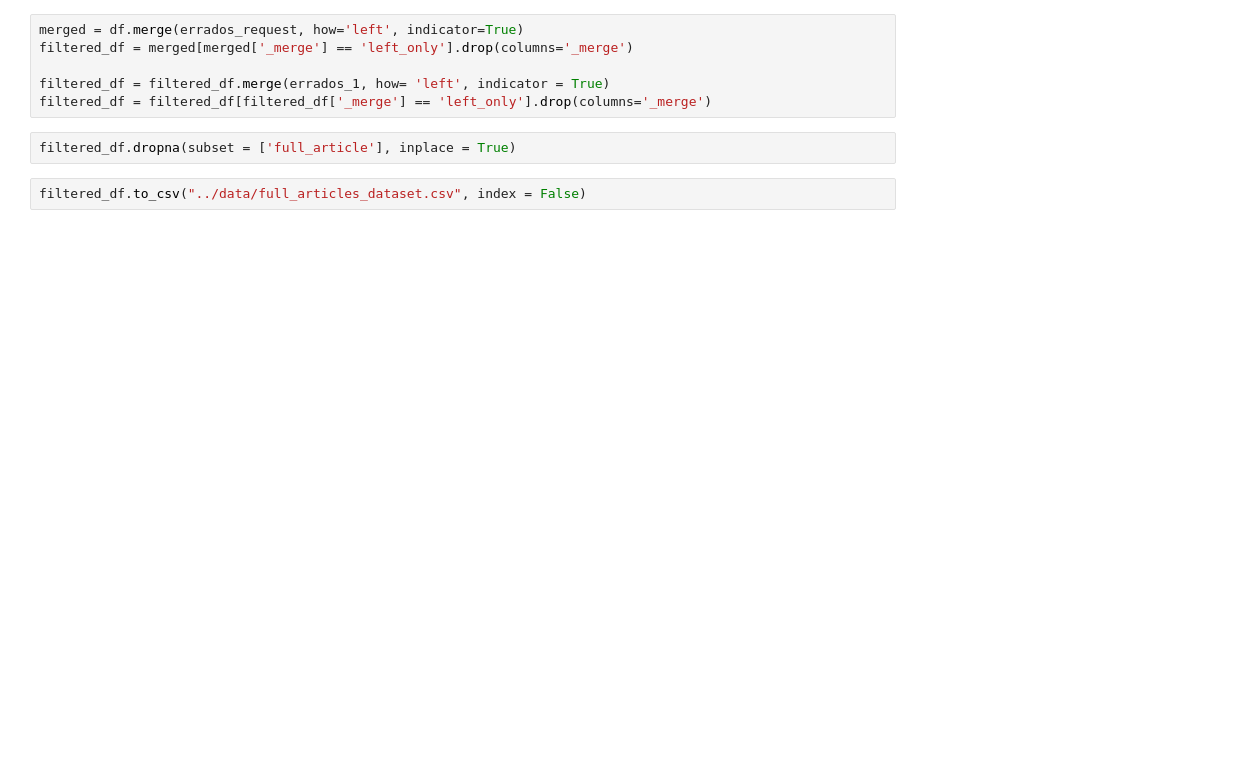
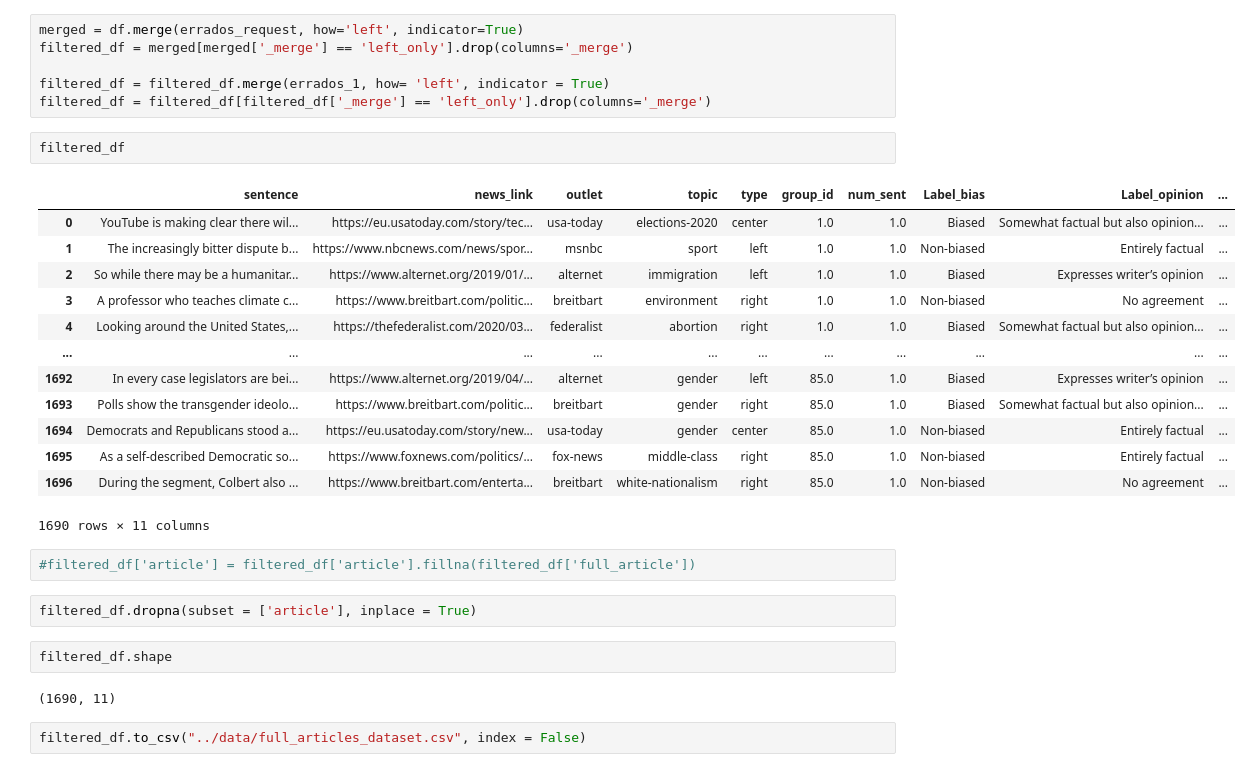
Before and after one commit to RuasGAR/text-bias-detection, a Jupyter notebook: code/dataset_acquisition.ipynb, the cells around one changed output. Drawn from its saved outputs; the diff is of its cells as text; blank space fills up the shorter version.

```diff
--- a/code/dataset_acquisition.ipynb
+++ b/code/dataset_acquisition.ipynb
@@ -181,7 +206,29 @@ filtered_df = merged[merged['_merge'] == 'left_only'].drop(columns='_merge')
 
 filtered_df = filtered_df.merge(errados_1, how= 'left', indicator = True)
 filtered_df = filtered_df[filtered_df['_merge'] == 'left_only'].drop(columns='_merge')
+# %%
+filtered_df
+# %% [output]
+|  | sentence | news_link | outlet | topic | type | group_id | num_sent | Label_bias | Label_opinion | ... |
+| 0 | YouTube is making clear there wil... | https://eu.usatoday.com/story/tec... | usa-today | elections-2020 | center | 1.0 | 1.0 | Biased | Somewhat factual but also opinion... | ... |
+| 1 | The increasingly bitter dispute b... | https://www.nbcnews.com/news/spor... | msnbc | sport | left | 1.0 | 1.0 | Non-biased | Entirely factual | ... |
+| 2 | So while there may be a humanitar... | https://www.alternet.org/2019/01/... | alternet | immigration | left | 1.0 | 1.0 | Biased | Expresses writer’s opinion | ... |
+| 3 | A professor who teaches climate c... | https://www.breitbart.com/politic... | breitbart | environment | right | 1.0 | 1.0 | Non-biased | No agreement | ... |
+| 4 | Looking around the United States,... | https://thefederalist.com/2020/03... | federalist | abortion | right | 1.0 | 1.0 | Biased | Somewhat factual but also opinion... | ... |
+| ... | ... | ... | ... | ... | ... | ... | ... | ... | ... | ... |
+| 1692 | In every case legislators are bei... | https://www.alternet.org/2019/04/... | alternet | gender | left | 85.0 | 1.0 | Biased | Expresses writer’s opinion | ... |
+| 1693 | Polls show the transgender ideolo... | https://www.breitbart.com/politic... | breitbart | gender | right | 85.0 | 1.0 | Biased | Somewhat factual but also opinion... | ... |
+| 1694 | Democrats and Republicans stood a... | https://eu.usatoday.com/story/new... | usa-today | gender | center | 85.0 | 1.0 | Non-biased | Entirely factual | ... |
+| 1695 | As a self-described Democratic so... | https://www.foxnews.com/politics/... | fox-news | middle-class | right | 85.0 | 1.0 | Non-biased | Entirely factual | ... |
+| 1696 | During the segment, Colbert also ... | https://www.breitbart.com/enterta... | breitbart | white-nationalism | right | 85.0 | 1.0 | Non-biased | No agreement | ... |
+1690 rows × 11 columns
+# %%
+#filtered_df['article'] = filtered_df['article'].fillna(filtered_df['full_article'])
 # %%
-filtered_df.dropna(subset = ['full_article'], inplace = True)
+filtered_df.dropna(subset = ['article'], inplace = True)
+# %%
+filtered_df.shape
+# %% [output]
+(1690, 11)
 # %%
 filtered_df.to_csv("../data/full_articles_dataset.csv", index = False)
```
Also changed, not shown: parts of 22 cells of this notebook, 1 other file.
